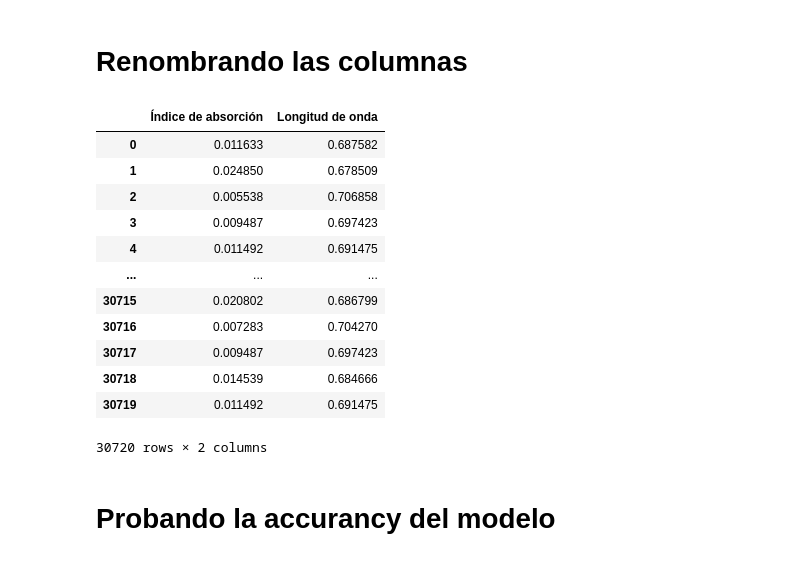
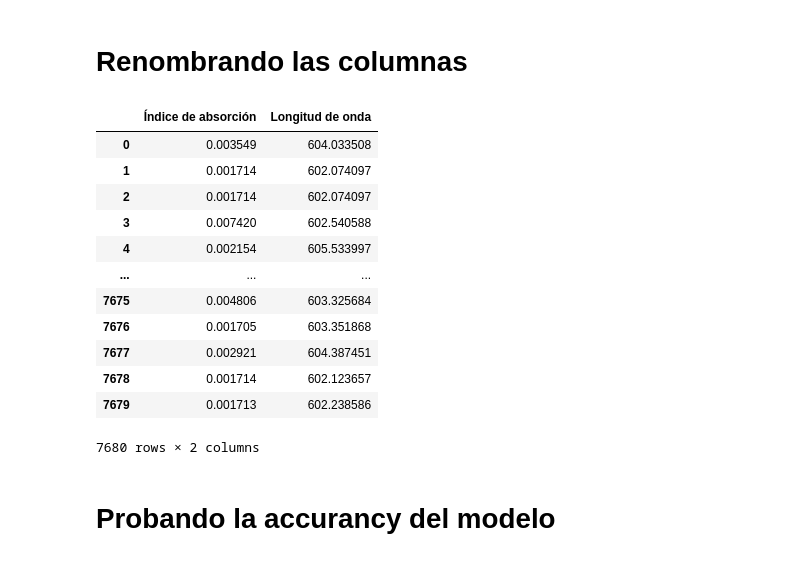
Before and after one commit to lorenzoog00/ASE, a Jupyter notebook: redN/RedNeuronal/normalizado.ipynb, the cells around one changed output. Cells and saved outputs as stored; diff of their text form; code cells hidden in the pictures.

```diff
--- a/redN/RedNeuronal/normalizado.ipynb
+++ b/redN/RedNeuronal/normalizado.ipynb
@@ -77,0 +62,2 @@ Epoch 10/10
+# %%
+history = model.fit(X, Y, validation_data=(X_val, y_val),epochs=100, batch_size=10)
@@ -78,2 +84,2 @@ Epoch 10/10
 # %%
-arr = df_normalized[['Fracvol', 'Radio (nm)', 'Espesor de la película (nm)']]
+x_pred = test_df[['Fracvol', 'Radio (nm)', 'Espesor de la película (nm)']]
@@ -91,0 +88,3 @@ print(y_pred)
+# %%
+x_pred_norm = scaler_X.transform(x_pred)
+pred_norm = model.predict(x_pred_norm)
@@ -91,0 +128,3 @@ print(y_pred)
+# %%
+pred = scaler_Y.inverse_transform(pred_norm)
+pred
@@ -92,23 +139,23 @@ print(y_pred)
 # %% [markdown]
 # Renombrando las columnas
 # %%
-predicciones = pd.DataFrame(y_pred)
+predicciones = pd.DataFrame(pred)
 predicciones.columns = ['Índice de absorción', 'Longitud de onda']
 predicciones
 # %% [output]
 |  | Índice de absorción | Longitud de onda |
-| 0 | 0.011633 | 0.687582 |
-| 1 | 0.024850 | 0.678509 |
-| 2 | 0.005538 | 0.706858 |
-| 3 | 0.009487 | 0.697423 |
-| 4 | 0.011492 | 0.691475 |
+| 0 | 0.003549 | 604.033508 |
+| 1 | 0.001714 | 602.074097 |
+| 2 | 0.001714 | 602.074097 |
+| 3 | 0.007420 | 602.540588 |
+| 4 | 0.002154 | 605.533997 |
 | ... | ... | ... |
-| 30715 | 0.020802 | 0.686799 |
-| 30716 | 0.007283 | 0.704270 |
-| 30717 | 0.009487 | 0.697423 |
-| 30718 | 0.014539 | 0.684666 |
-| 30719 | 0.011492 | 0.691475 |
+| 7675 | 0.004806 | 603.325684 |
+| 7676 | 0.001705 | 603.351868 |
+| 7677 | 0.002921 | 604.387451 |
+| 7678 | 0.001714 | 602.123657 |
+| 7679 | 0.001713 | 602.238586 |
-30720 rows × 2 columns
+7680 rows × 2 columns
 # %% [markdown]
 # Probando la accurancy del modelo
 # %% [markdown]
```
Also changed, not shown: parts of 26 cells of this notebook.
